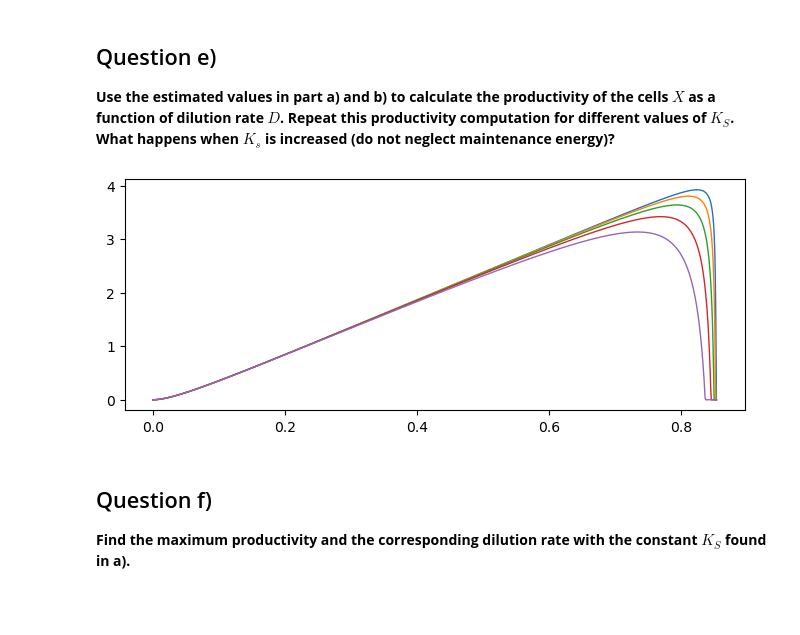
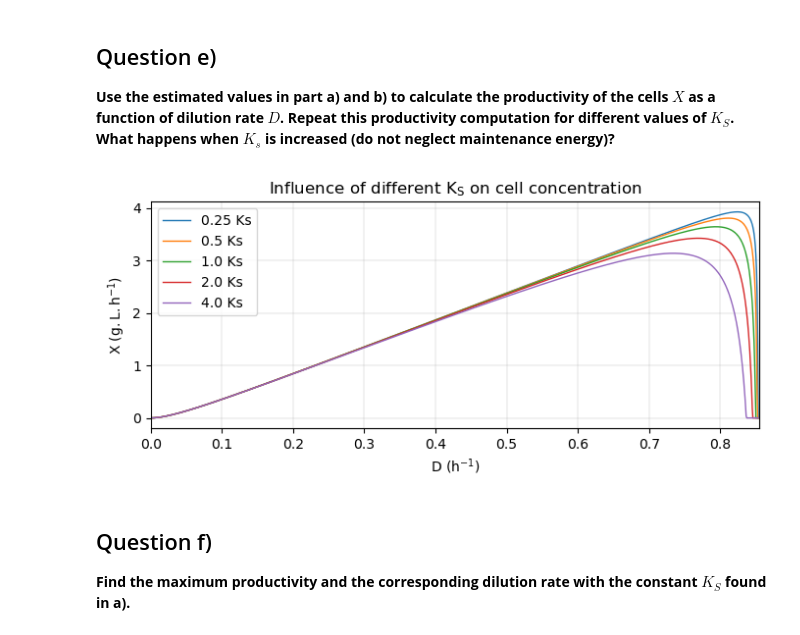
Before and after one commit to jonathanrsr/biochemical, a Jupyter notebook: Projects/2. Enzyme kinetics and microbial growth/Exercise 4.ipynb, the cells around one changed output. Drawn from its saved outputs; the diff is of its cells as text; code cells hidden in the pictures; blank space fills up the shorter version.

```diff
--- a/Projects/2. Enzyme kinetics and microbial growth/Exercise 4.ipynb
+++ b/Projects/2. Enzyme kinetics and microbial growth/Exercise 4.ipynb
@@ -244,17 +343,35 @@ plt.show()
 ## Question e)
 
 **Use the estimated values in part a) and b) to calculate the productivity of the cells $X$ as a function of dilution rate $D$. Repeat this productivity computation for different values of $K_S$. What happens when $K_s$ is increased (do not neglect maintenance energy)?**
-# %%
-Ks_model = np.array([Ks/4, Ks/2, Ks, Ks*2, Ks*4])
-
-for x in range(len(Ks_model)):
-    X_model = (D_model*Y_XS*(D_model*(Ks_model[x] + S0) - D_max*S0))/((D_model - D_max)*(D_model + m*Y_XS))
-    DX_model = D_model*np.where(X_model >= 0, X_model, 0)
-    plt.plot(D_model, DX_model)
-
-plt.show()
-# %% [output]
-[figure, removed]
+# %%
+# Create multiple Ks
+Ks_model = np.array([Ks/4, Ks/2, Ks, Ks*2, Ks*4])
+
+# Calculate X and DX for each Ks
+for x in range(len(Ks_model)):
+    X_model = calc_X(D_model, Ks_model[x], S0, D_max, Y_XS, m)
+    DX_model = D_model*X_model
+
+    # Lines
+    plt.plot(D_model, DX_model, label = f'{Ks_model[x]/Ks} Ks')
+plt.grid(linewidth = 0.25)
+
+# Delimitations
+plt.xlim(0, D_max)
+
+# Annotations
+plt.xlabel(r"D ($\mathregular{h^{-1}}$)")
+plt.ylabel(r"X ($\mathregular{g.L.h^{-1}}$)")
+plt.legend()
+plt.title(r"Influence of different $\mathregular{K_S}$ on cell concentration")
+
+plt.show()
+
+# Saving plot in eps format
+# plt.savefig("Projects\\2. Enzyme kinetics and microbial growth\\Images
+# \\4.e.eps", format = "eps")
+# %% [output]
+[figure, added]
 # %% [markdown]
 ## Question f)
 
```
Also changed, not shown: parts of 11 cells of this notebook.
